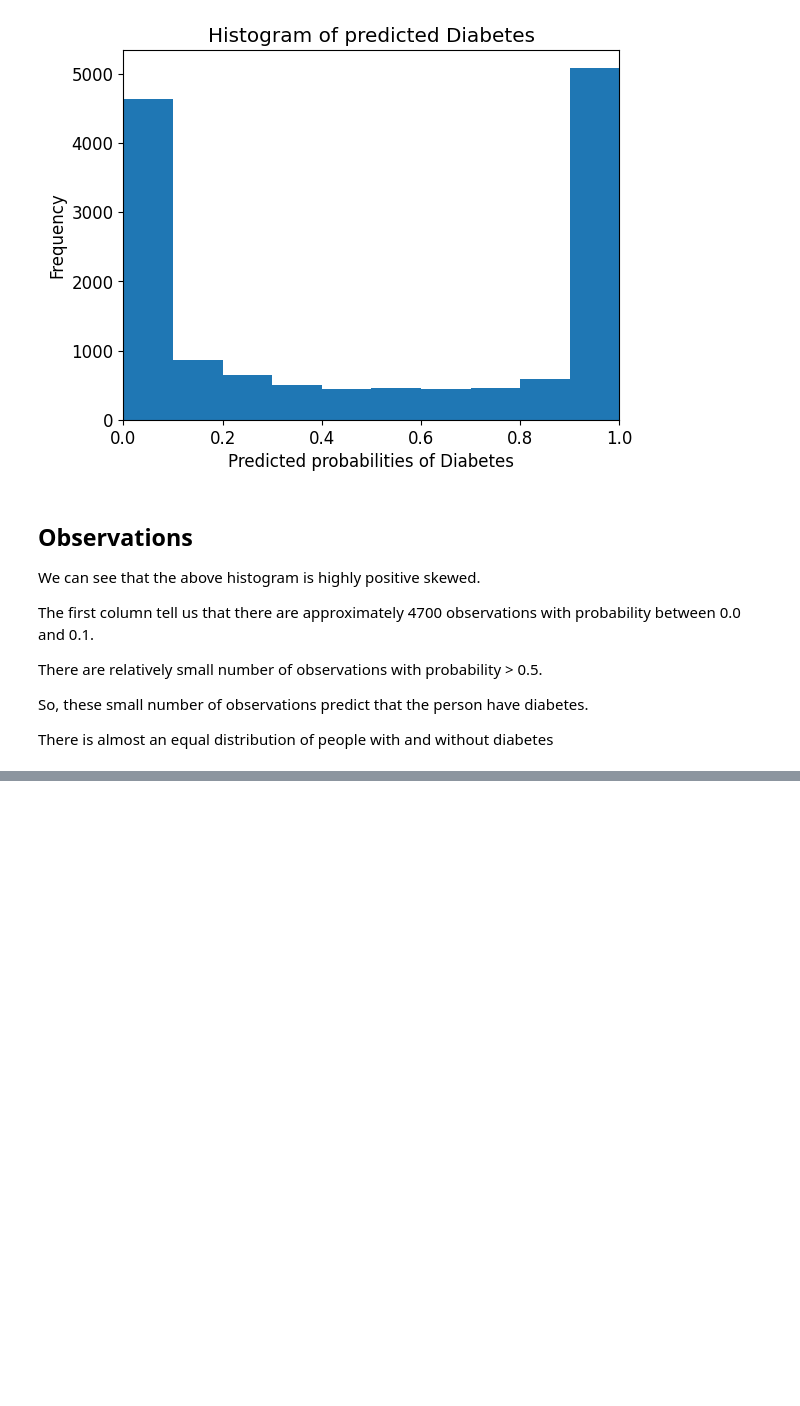
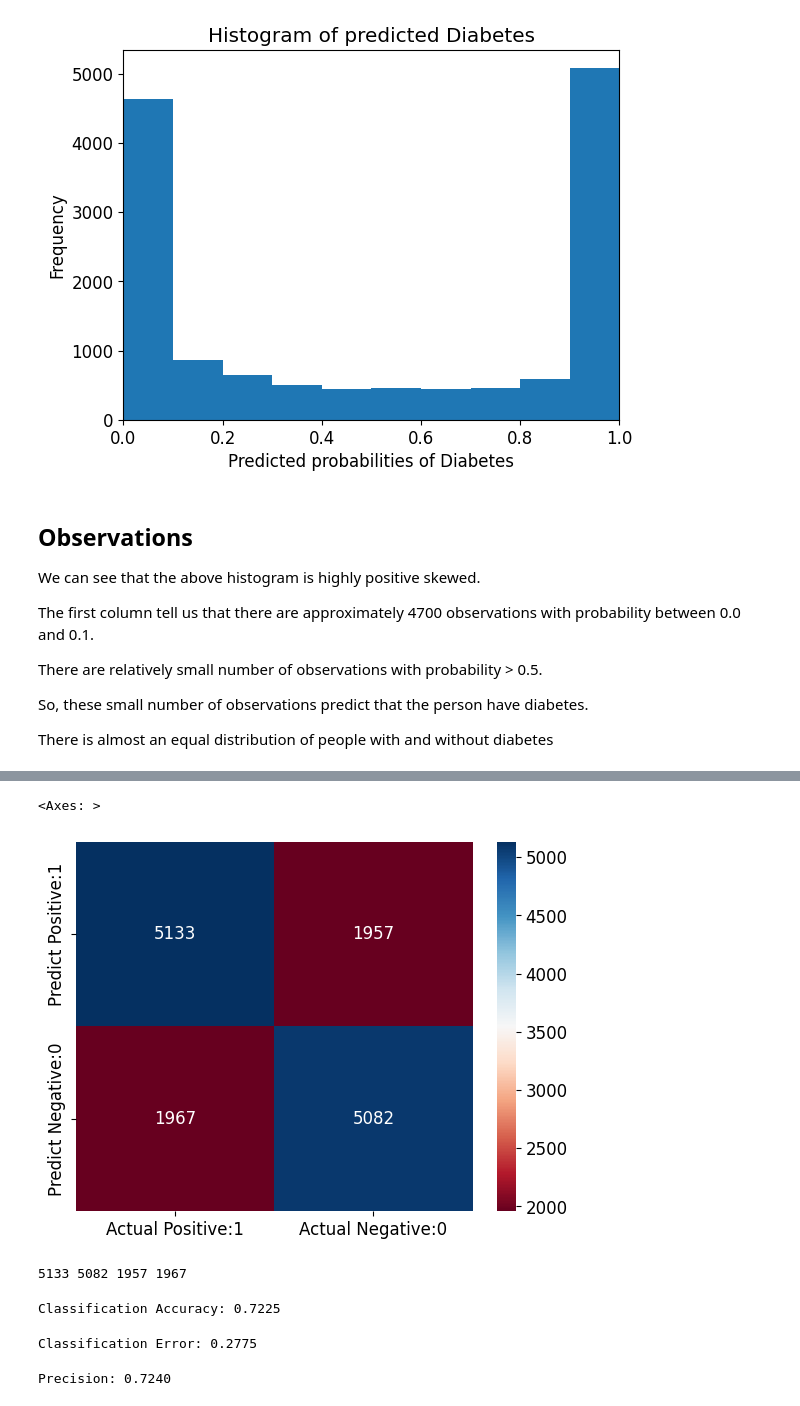
Before and after one commit to aarshabh/Diabetes-Prediction-Model, a Jupyter notebook: Term Project.ipynb, the cells around one changed output, grey strips where cells are left out. Drawn from its saved outputs; the diff is of its cells as text; code cells hidden in the pictures; blank space fills up the shorter version.

```diff
--- a/Term Project.ipynb
+++ b/Term Project.ipynb
@@ -821,0 +876,7 @@ There is almost an equal distribution of people with and without diabetes
+# %%
+cm_matrix = pd.DataFrame(data=cm, columns=['Actual Positive:1', 'Actual Negative:0'],
+                                 index=['Predict Positive:1', 'Predict Negative:0'])
+sns.heatmap(cm_matrix, annot=True, fmt='d', cmap='RdBu')
+# %% [output]
+<Axes: >
+[figure, added]
@@ -821,0 +888,19 @@ There is almost an equal distribution of people with and without diabetes
+# %%
+print(TP, TN, FP, FN)
+# %% [output]
+5133 5082 1957 1967
+# %%
+classification_accuracy = (TP + TN) / float(TP + TN + FP + FN)
+print('Classification Accuracy: {:.4f}'.format(classification_accuracy))
+# %% [output]
+Classification Accuracy: 0.7225
+# %%
+classification_error = (FP + FN) / float(TP + TN + FP + FN)
+print('Classification Error: {:.4f}'.format(classification_error))
+# %% [output]
+Classification Error: 0.2775
+# %%
+precision = TP / float(TP + FP)
+print('Precision: {:.4f}'.format(precision))
+# %% [output]
+Precision: 0.7240
```
Also changed, not shown: parts of 18 cells of this notebook.
